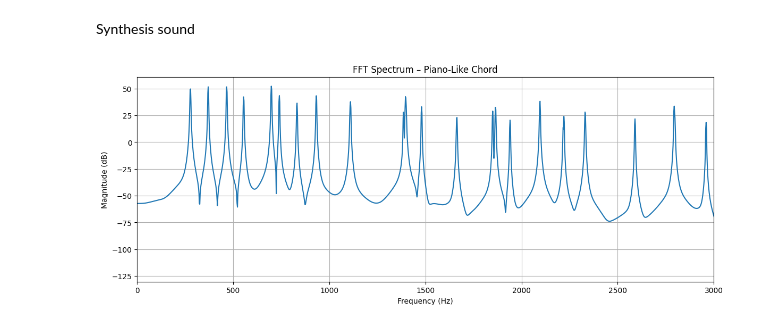
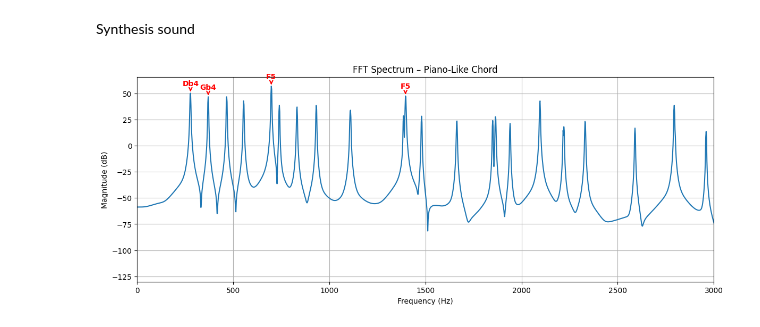
Before and after one commit to Sakornjao/Sound-synthesis-with-Python, a Jupyter notebook: src/synthesis.ipynb, the cells around one changed output. Saved outputs shown, nothing was run; the diff lists cells and outputs as text; code cells hidden in the pictures.

Commit message:
Add note labeling

```diff
--- a/src/synthesis.ipynb
+++ b/src/synthesis.ipynb
@@ -4,21 +4,17 @@ Synthesis sound
 import numpy as np
 import sounddevice as sd
 import matplotlib.pyplot as plt
+from scipy.signal import find_peaks
 
-# ======================
-# Parameters
-# ======================
 sample_rate = 44100
 duration = 4.0
 master_amp = 0.6
 
 # Chord: F5, Bb4, Gb4, Db4
 frequencies = [698.46, 466.16, 369.99, 277.18]
-note_amps = [1.0, 0.9, 0.9, 0.8]
+note_names = ["F5", "Bb4", "Gb4", "Db4"]
+note_amps = [1.0, 0.3, 0.3, 0.5]
 
-# ======================
-# Piano envelope
-# ======================
 def piano_envelope(t, attack=0.01, decay=3.5):
     env = np.zeros_like(t)
     a = int(attack * sample_rate)
@@ -26,9 +22,6 @@ def piano_envelope(t, attack=0.01, decay=3.5):
     env[a:] = np.exp(-3 * (t[a:] - attack))
     return env
 
-# ======================
-# Synthesis
-# ======================
 t = np.arange(0, duration, 1 / sample_rate)
 signal = np.zeros_like(t)
 
@@ -44,42 +37,53 @@ for f, note_amp in zip(frequencies, note_amps):
     signal += note_amp * note
 
 # Normalize & scale
 signal /= np.max(np.abs(signal))
 signal *= master_amp
-
-# ======================
-# Play sound
-# ======================
 sd.play(signal, sample_rate)
 sd.wait()
 
-# ======================
-# FFT Analysis
-# ======================
 fft_duration = 0.5  # seconds
 N = int(sample_rate * fft_duration)
 
 fft_signal = signal[:N]
 window = np.hanning(N)
 fft_signal *= window
 
 fft_result = np.fft.rfft(fft_signal)
 fft_mag = np.abs(fft_result)
 fft_freqs = np.fft.rfftfreq(N, 1 / sample_rate)
 
 # Convert to dB
 fft_db = 20 * np.log10(fft_mag + 1e-12)
 
-# ======================
-# Plot FFT
-# ======================
+# Find peaks in the spectrum
+peaks, _ = find_peaks(fft_db, height=0, distance=20)
+peak_freqs = fft_freqs[peaks]
+peak_mags = fft_db[peaks]
+
+# Sort by magnitude and get top peaks
+top_peaks_idx = np.argsort(peak_mags)[-len(frequencies):]
+top_peaks_freqs = peak_freqs[top_peaks_idx]
+top_peaks_mags = peak_mags[top_peaks_idx]
+
 plt.figure(figsize=(14, 5))
-plt.plot(fft_freqs, fft_db)
+plt.plot(fft_freqs, fft_db, label="FFT Magnitude")
+
+# Annotate peaks with note names (sorted by frequency)
+for freq, mag in zip(top_peaks_freqs, top_peaks_mags):
+    # Find closest note frequency
+    closest_idx = np.argmin(np.abs(np.array(frequencies) - freq))
+    note_name = note_names[closest_idx]
+    plt.annotate(note_name, xy=(freq, mag), xytext=(0, 10),
+                textcoords="offset points", ha="center", fontsize=10,
+                fontweight="bold", color="red",
+                arrowprops=dict(arrowstyle="->", color="red", lw=1.5))
+
 plt.xlim(0, 3000)
 plt.xlabel("Frequency (Hz)")
 plt.ylabel("Magnitude (dB)")
 plt.title("FFT Spectrum – Piano-Like Chord")
 plt.grid(True)
 plt.show()
 # %% [output]
-[figure, old version]
+[figure, new version]
```
